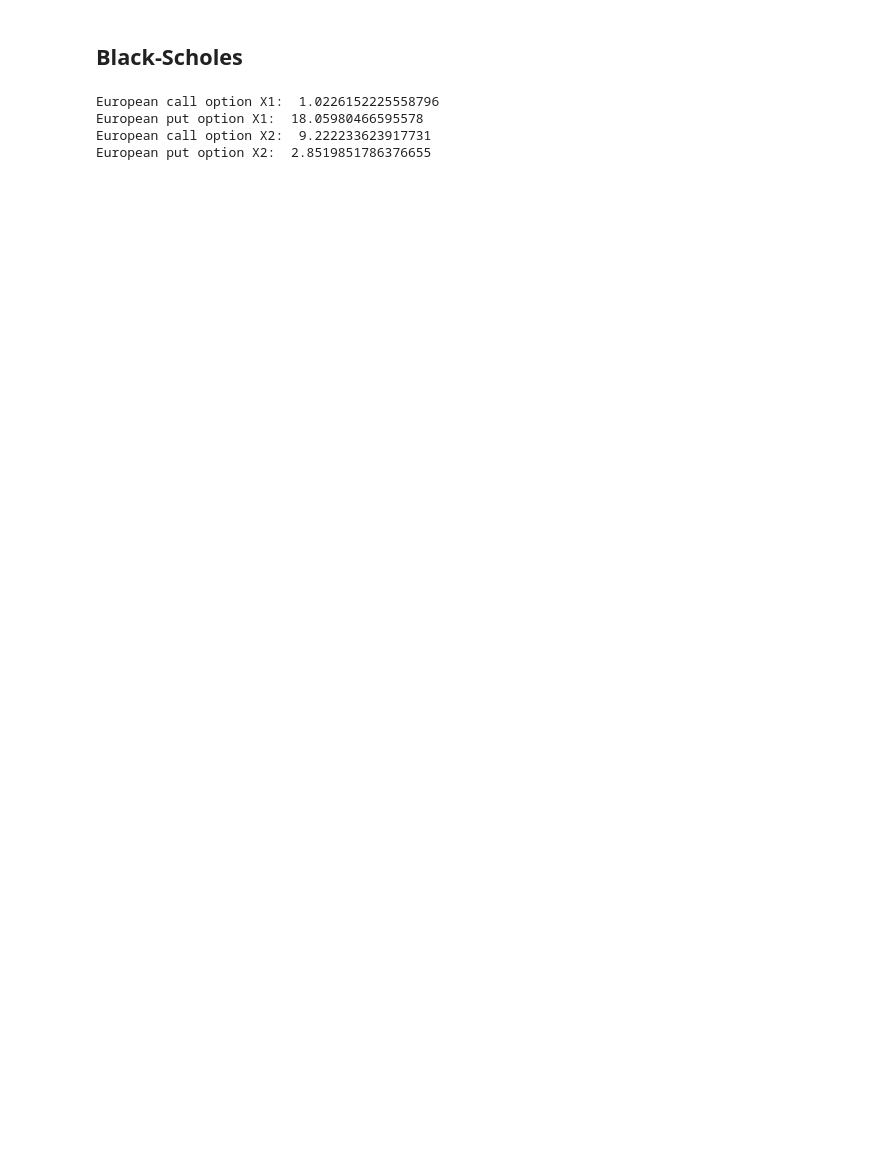
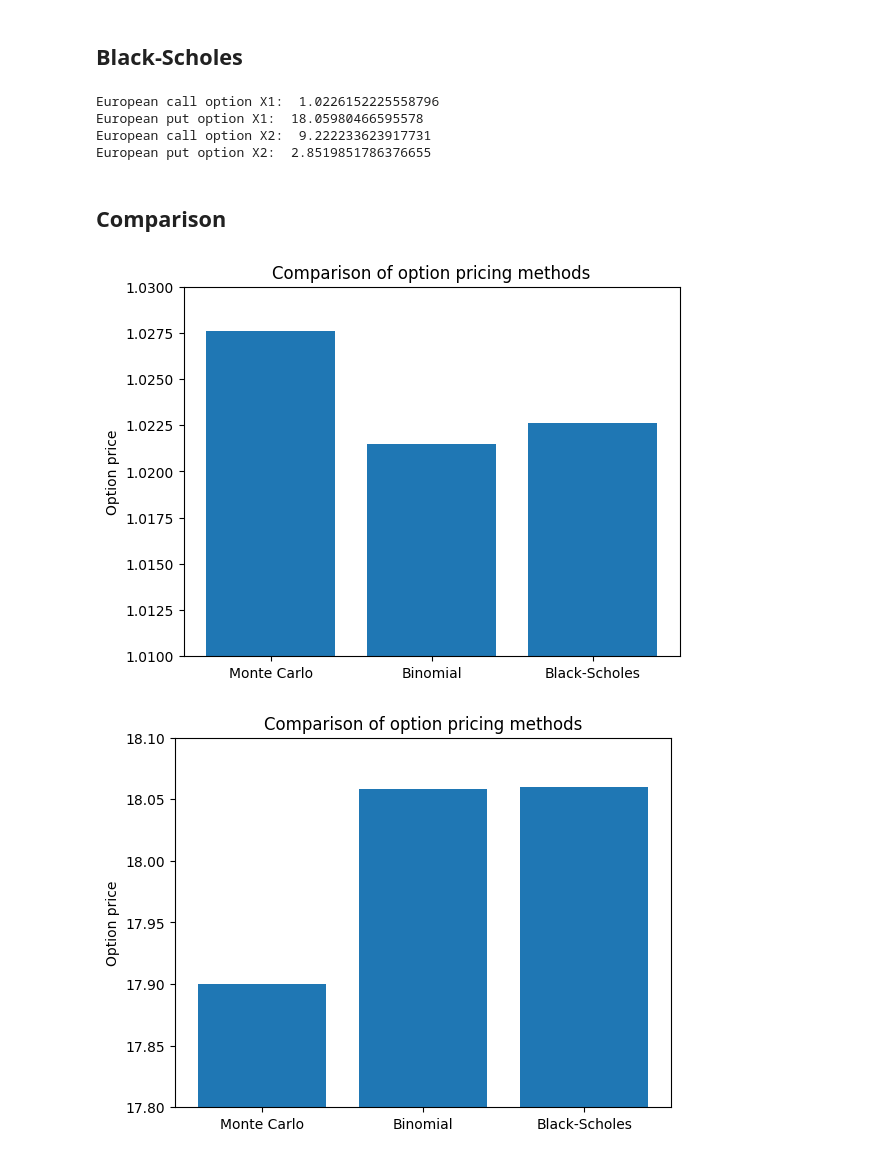
Before and after one commit to mbeps/Computation_Finance_Assignment, a Jupyter notebook: assignment.ipynb, the cells around one changed output. Saved outputs shown, nothing was run; the diff lists cells and outputs as text; code cells hidden in the pictures; blank space fills up the shorter version.

Commit message:
Added graph comparison

```diff
--- a/assignment.ipynb
+++ b/assignment.ipynb
@@ -185,17 +186,36 @@ def black_scholes(S0: int, X: int, r: float, sigma: float, T: float, option_type
 
     return option_price
 # %%
-european_call_X1 = black_scholes(S0, X1, r, sigma, T, 'call')
-european_put_X1 = black_scholes(S0, X1, r, sigma, T, 'put')
-european_call_X2 = black_scholes(S0, X2, r, sigma, T, 'call')
-european_put_X2 = black_scholes(S0, X2, r, sigma, T, 'put')
+black_european_call_X1 = black_scholes(S0, X1, r, sigma, T, 'call')
+black_european_put_X1 = black_scholes(S0, X1, r, sigma, T, 'put')
+black_european_call_X2 = black_scholes(S0, X2, r, sigma, T, 'call')
+black_european_put_X2 = black_scholes(S0, X2, r, sigma, T, 'put')
 
-print("European call option X1: ", european_call_X1)
-print("European put option X1: ", european_put_X1)
-print("European call option X2: ", european_call_X2)
-print("European put option X2: ", european_put_X2)
+print("European call option X1: ", black_european_call_X1)
+print("European put option X1: ", black_european_put_X1)
+print("European call option X2: ", black_european_call_X2)
+print("European put option X2: ", black_european_put_X2)
 # %% [output]
 European call option X1:  1.0226152225558796
 European put option X1:  18.05980466595578
 European call option X2:  9.222233623917731
 European put option X2:  2.8519851786376655
+# %% [markdown]
+## Comparison
+# %%
+def compare_methods(monte_carlo_price, binomial_price, black_scholes_price, *limits):
+    # plot the results bar chart
+    fig, ax = plt.subplots()
+    ax.bar(['Monte Carlo', 'Binomial', 'Black-Scholes'], [monte_carlo_price, binomial_price, black_scholes_price])
+    ax.set_ylim(limits[0], limits[1])
+    ax.set_ylabel('Option price')
+    ax.set_title('Comparison of option pricing methods')
+    plt.show()
+# %%
+compare_methods(monte_european_call_X1, binomial_european_call_X1, black_european_call_X1, 1.01, 1.03)
+compare_methods(monte_european_put_X1, binomial_european_put_X1, black_european_put_X1, 17.8, 18.1)
+compare_methods(monte_european_call_X2, binomial_european_call_X2, black_european_call_X2, 9.2, 9.23)
+compare_methods(monte_european_put_X2, binomial_european_put_X2, black_european_put_X2, 2.84, 2.86)
+# %% [output]
+[figure, added]
+[figure, added]
```
Also changed, not shown: parts of 4 cells of this notebook.
